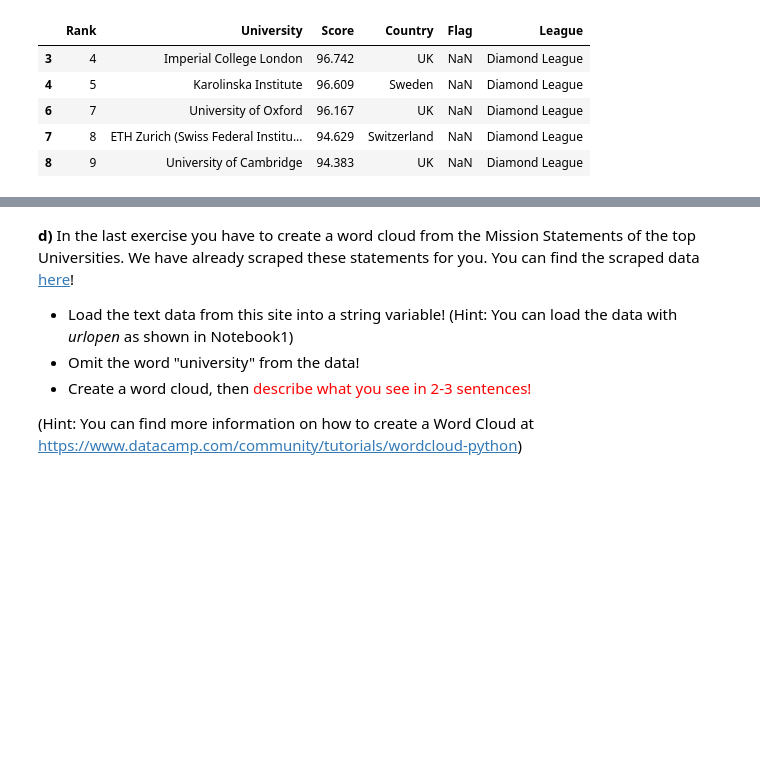
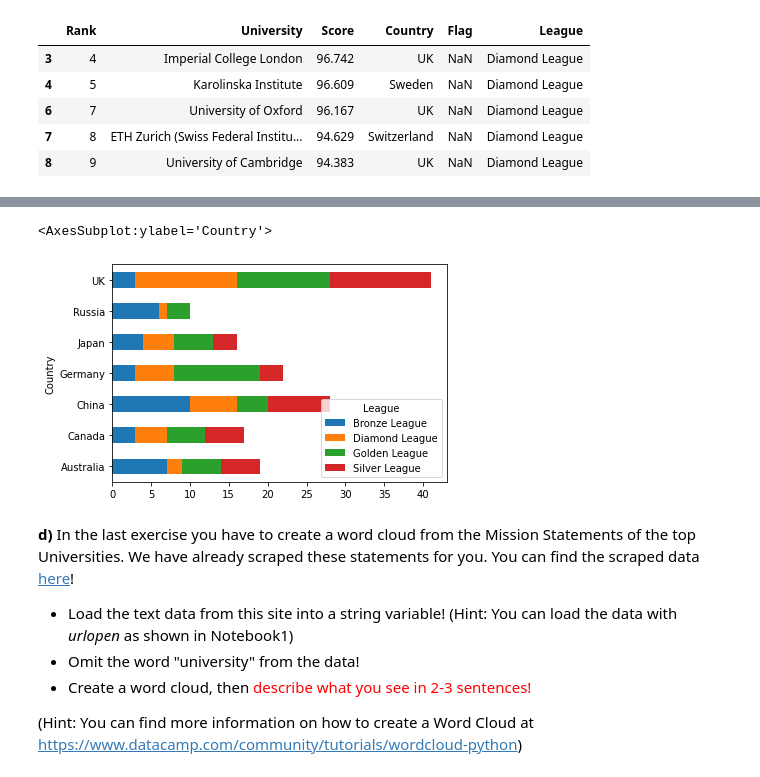
Before and after one commit to rjaa2020/data-science-sp23, a Jupyter notebook: HW01/HW01.ipynb, the cells around one changed output, grey strips where cells are left out. Drawn from its saved outputs; the diff is of its cells as text; code cells hidden in the pictures; blank space fills up the shorter version.

```diff
--- a/HW01/HW01.ipynb
+++ b/HW01/HW01.ipynb
@@ -184,7 +184,7 @@ successfully read in rankings.csv!
 df_filtered = df.loc[
     (df['Country'] != 'USA')
     & (df['League'].isin(['Diamond League',
-                          'Gold League',
+                          'Golden League',
                           'Silver League',
                           'Bronze League']))
 ]
@@ -213,6 +213,13 @@ The barplot should look something like this:
 <div>
 <img src="https://media.licdn.com/dms/image/C4D22AQFjbmzYD8jo2w/feedshare-shrink_800/0/1676140611085?e=1678924800&v=beta&t=E5Xlq-u78bQVFzi-v5ye8Pyt4SazJi7cIFuAJaNqI1s" width="400"/>
 </div>
+# %%
+df2 = pd.crosstab(df_filtered['Country'], df_filtered['League'], values=df_filtered['University'], aggfunc=len)
+
+df2[df2.sum(axis=1) >= 10].plot.barh(stacked=True)
+# %% [output]
+<AxesSubplot:ylabel='Country'>
+[figure, added]
 # %% [markdown]
 **d)** In the last exercise you have to create a word cloud from the Mission Statements of the top Universities. We have already scraped these statements for you. You can find the scraped data [here](https://math.bme.hu/~pinterj/BevAdat1/Adatok/wordcloud.txt)! <br>
 - Load the text data from this site into a string variable! (Hint: You can load the data with *urlopen* as shown in Notebook1)
```
Also changed, not shown: parts of 1 cell of this notebook, 1 other file.
